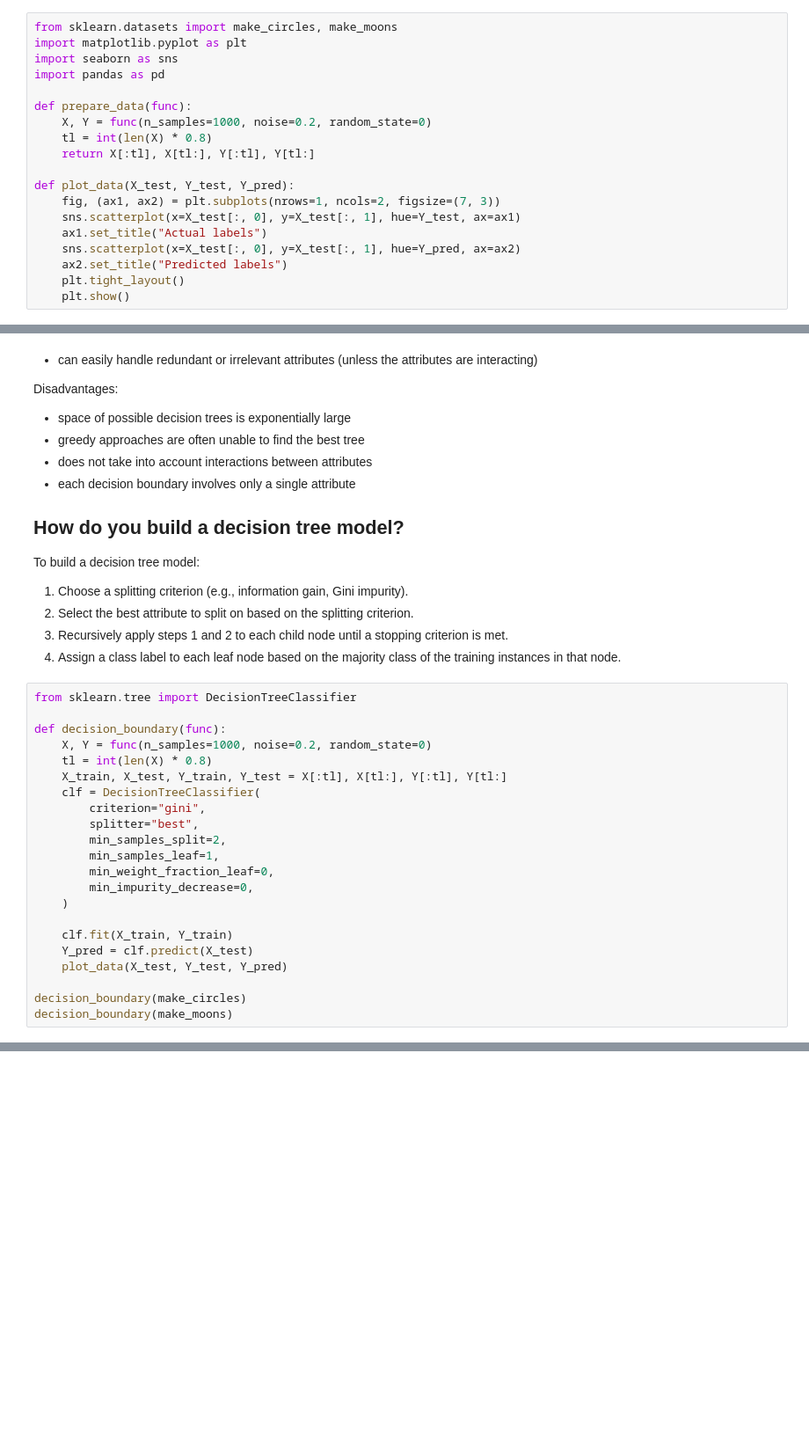
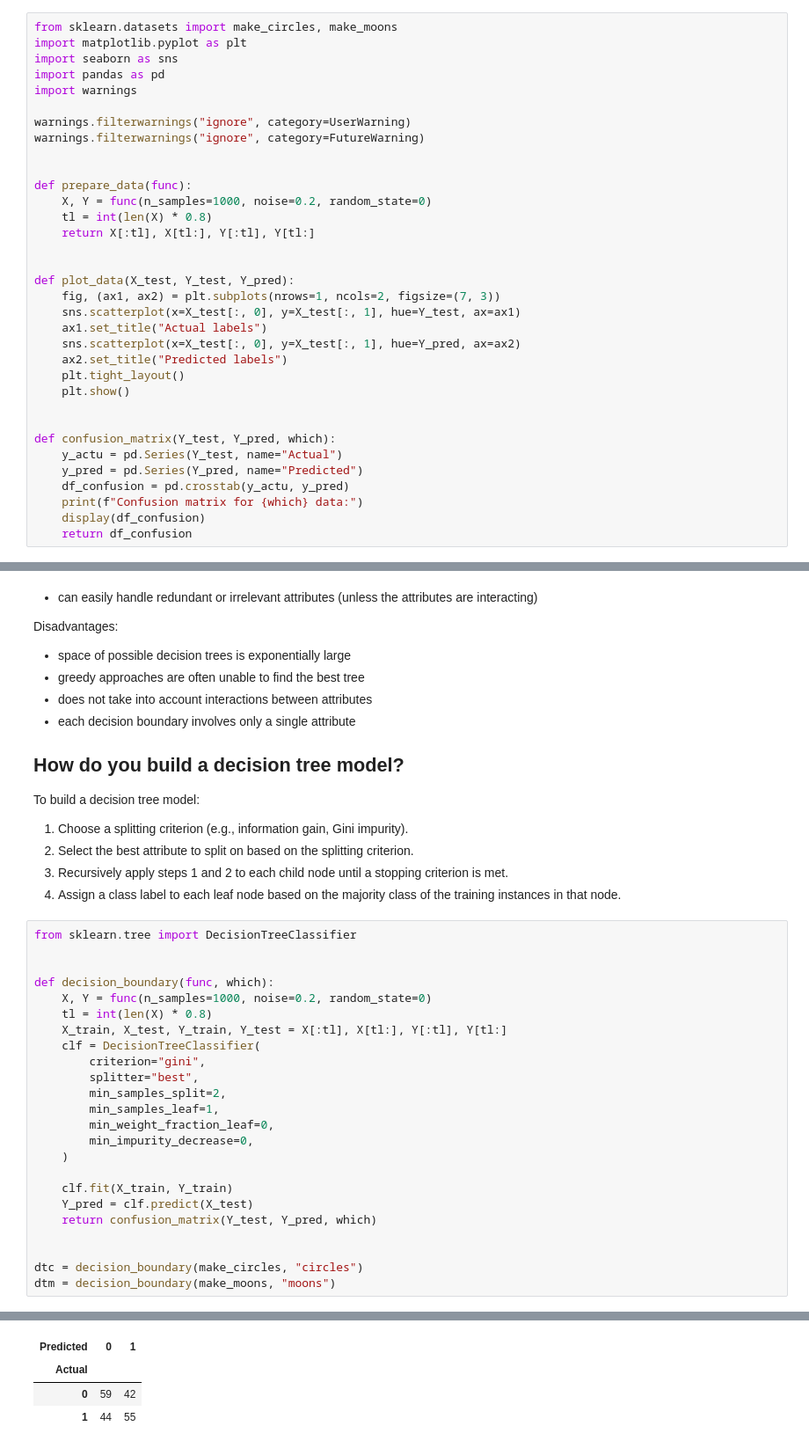
Before and after one commit to sharatsachin/ds, a Jupyter notebook: DS Questions/Decision Trees/trees.ipynb, the cells around one changed output, grey strips where cells are left out. Shown: that part at 88% size. Saved outputs shown, nothing was run; the diff lists cells and outputs as text; blank space fills up the shorter version.

```diff
--- a/DS Questions/Decision Trees/trees.ipynb
+++ b/DS Questions/Decision Trees/trees.ipynb
@@ -3,11 +3,17 @@ from sklearn.datasets import make_circles, make_moons
 import matplotlib.pyplot as plt
 import seaborn as sns
 import pandas as pd
+import warnings
+
+warnings.filterwarnings("ignore", category=UserWarning)
+warnings.filterwarnings("ignore", category=FutureWarning)
+
 
 def prepare_data(func):
     X, Y = func(n_samples=1000, noise=0.2, random_state=0)
     tl = int(len(X) * 0.8)
     return X[:tl], X[tl:], Y[:tl], Y[tl:]
+
 
 def plot_data(X_test, Y_test, Y_pred):
     fig, (ax1, ax2) = plt.subplots(nrows=1, ncols=2, figsize=(7, 3))
@@ -17,6 +23,15 @@ def plot_data(X_test, Y_test, Y_pred):
     ax2.set_title("Predicted labels")
     plt.tight_layout()
     plt.show()
+
+
+def confusion_matrix(Y_test, Y_pred, which):
+    y_actu = pd.Series(Y_test, name="Actual")
+    y_pred = pd.Series(Y_pred, name="Predicted")
+    df_confusion = pd.crosstab(y_actu, y_pred)
+    print(f"Confusion matrix for {which} data:")
+    display(df_confusion)
+    return df_confusion
 # %% [markdown]
 # Decision Trees
 
@@ -44,7 +59,8 @@ To build a decision tree model:
 # %%
 from sklearn.tree import DecisionTreeClassifier
 
-def decision_boundary(func):
+
+def decision_boundary(func, which):
     X, Y = func(n_samples=1000, noise=0.2, random_state=0)
     tl = int(len(X) * 0.8)
     X_train, X_test, Y_train, Y_test = X[:tl], X[tl:], Y[:tl], Y[tl:]
@@ -59,8 +75,9 @@ def decision_boundary(func):
 
     clf.fit(X_train, Y_train)
     Y_pred = clf.predict(X_test)
-    plot_data(X_test, Y_test, Y_pred)
+    return confusion_matrix(Y_test, Y_pred, which)
 
-decision_boundary(make_circles)
-decision_boundary(make_moons)
+
+dtc = decision_boundary(make_circles, "circles")
+dtm = decision_boundary(make_moons, "moons")
 # %% [output]
@@ -68,0 +85,4 @@ decision_boundary(make_moons)
+| Predicted | 0 | 1 |
+| Actual |  |  |
+| 0 | 59 | 42 |
+| 1 | 44 | 55 |
```
Also changed, not shown: parts of 6 cells of this notebook, 2 other files.
